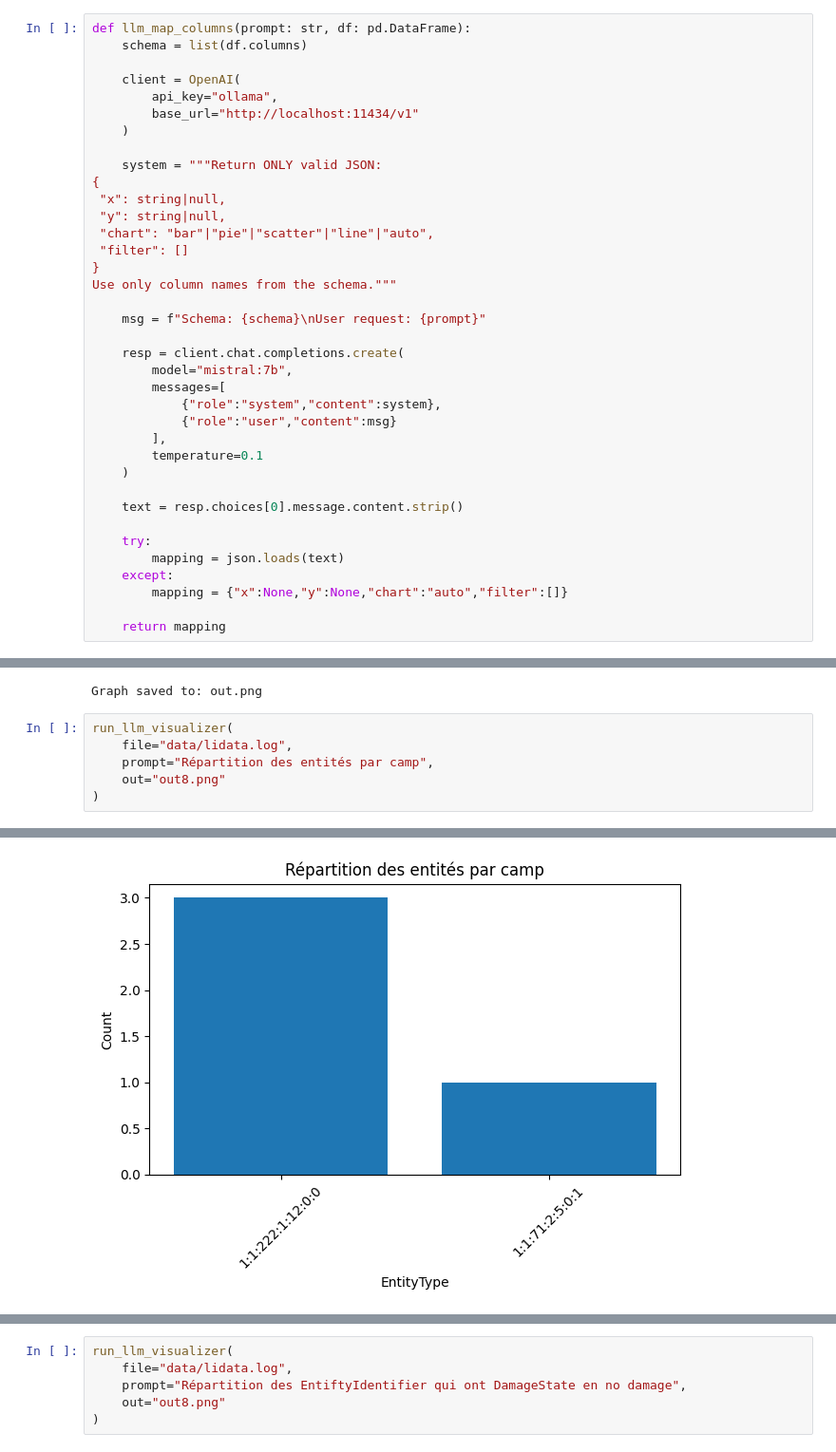
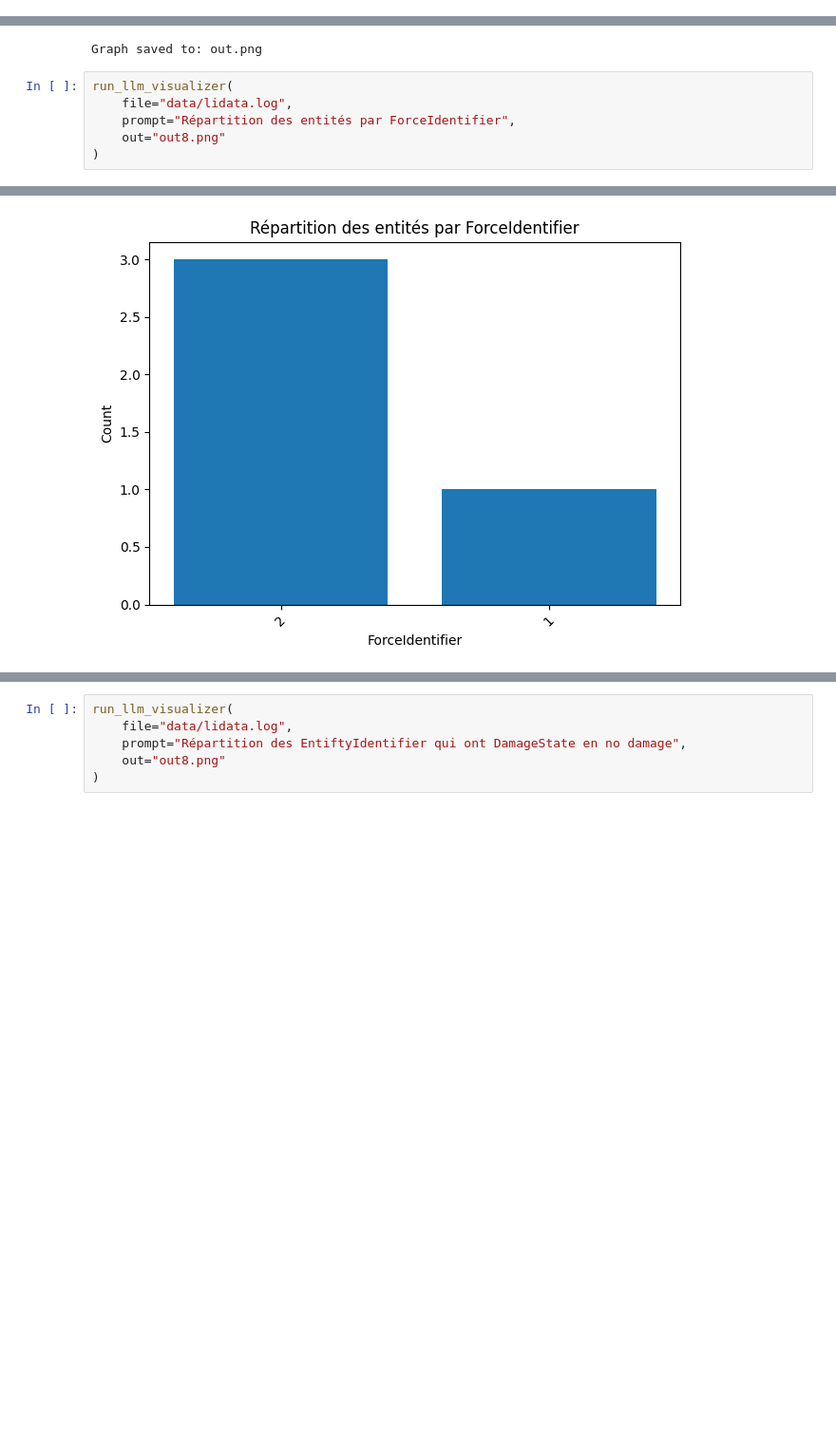
Before and after one commit to RaphaelZrrr/Lida_test, a Jupyter notebook: main2.ipynb, the cells around one changed output, grey strips where cells are left out. Shown at 95% size. Saved outputs shown, nothing was run; the diff lists cells and outputs as text; blank space fills up the shorter version.

```diff
--- a/main2.ipynb
+++ b/main2.ipynb
@@ -105,37 +0,0 @@ def apply_filters(df, mapping):
-# %%
-def llm_map_columns(prompt: str, df: pd.DataFrame):
-    schema = list(df.columns)
-
-    client = OpenAI(
-        api_key="ollama",
-        base_url="http://localhost:11434/v1"
-    )
-
-    system = """Return ONLY valid JSON:
-{
- "x": string|null,
- "y": string|null,
- "chart": "bar"|"pie"|"scatter"|"line"|"auto",
- "filter": []
-}
-Use only column names from the schema."""
-
-    msg = f"Schema: {schema}\nUser request: {prompt}"
-
-    resp = client.chat.completions.create(
-        model="mistral:7b",
-        messages=[
-            {"role":"system","content":system},
-            {"role":"user","content":msg}
-        ],
-        temperature=0.1
-    )
-
-    text = resp.choices[0].message.content.strip()
-
-    try:
-        mapping = json.loads(text)
-    except:
-        mapping = {"x":None,"y":None,"chart":"auto","filter":[]}
-
-    return mapping
@@ -1069,7 +392,7 @@ Graph saved to: out.png
 # %%
 run_llm_visualizer(
     file="data/lidata.log",
-    prompt="Répartition des entités par camp",
+    prompt="Répartition des entités par ForceIdentifier",
     out="out8.png"
 )
 # %% [output]
@@ -1080,4 +403,4 @@ DEBUG INTENT: {'intent': 'distribution', 'group_by': 'EntityType'}
-[figure, old version]
+[figure, new version]
 Graph saved to: out8.png
 # %%
 run_llm_visualizer(
```
Also changed, not shown: parts of 12 cells of this notebook, 1 other file.
